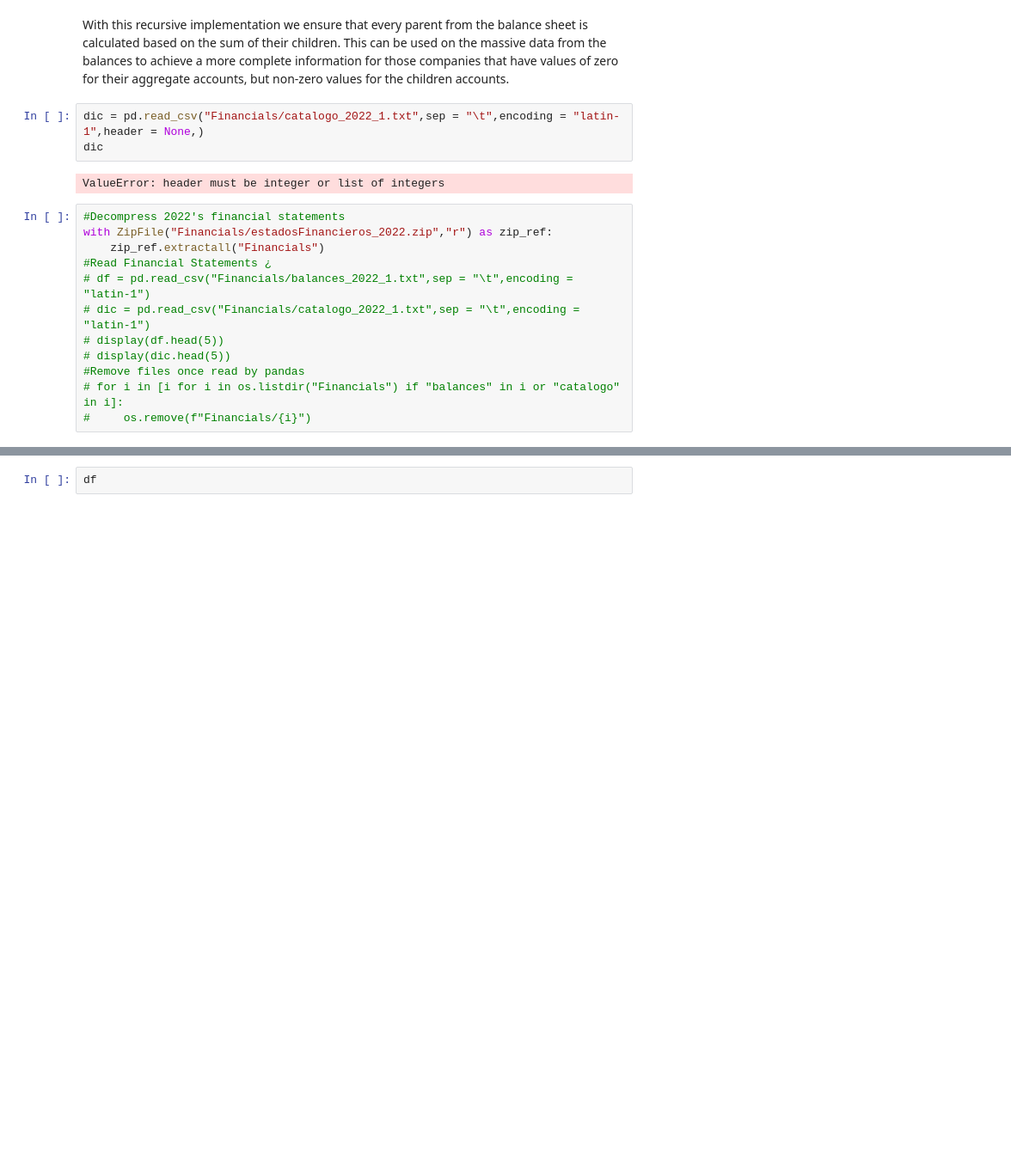
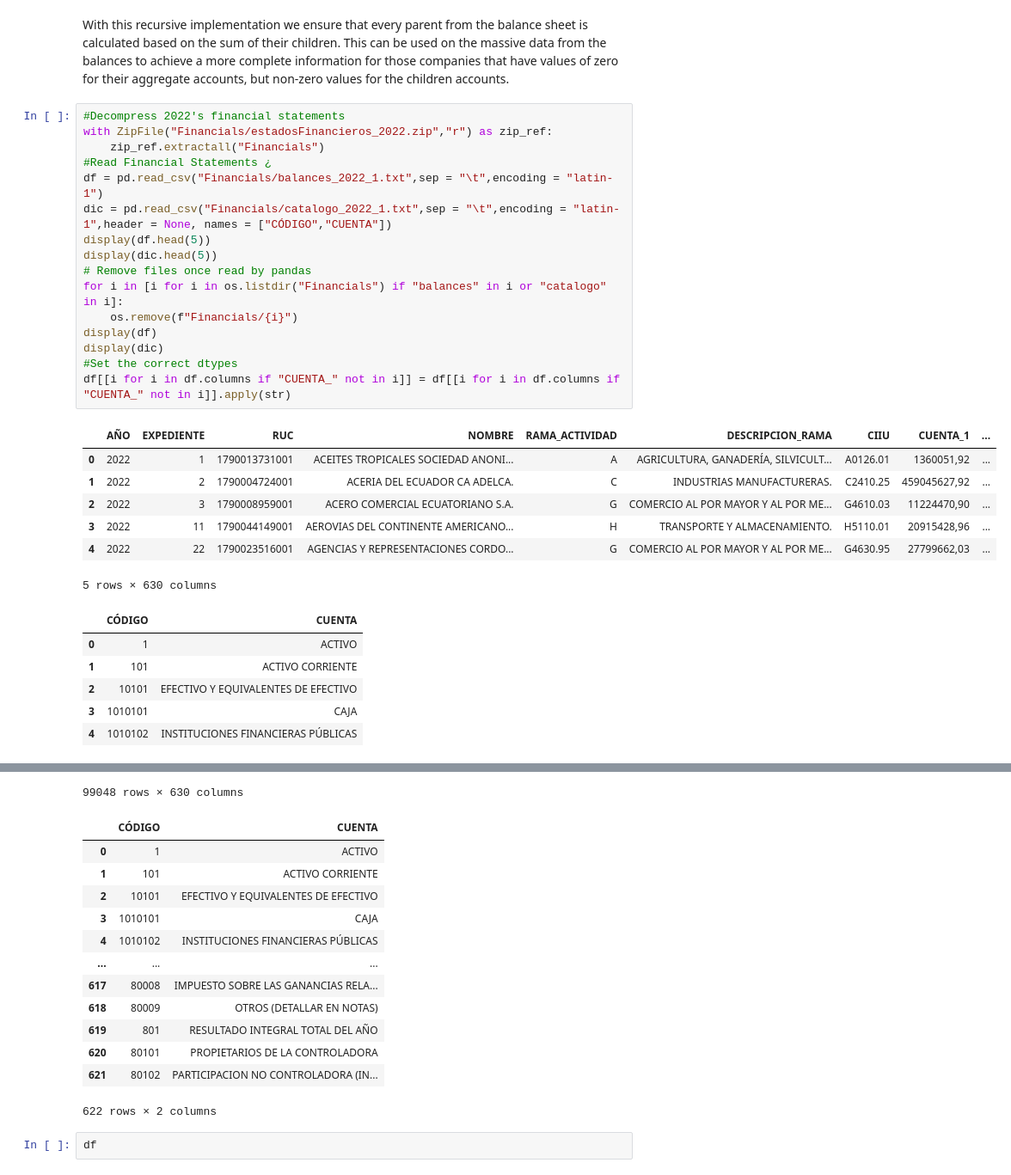
Before and after one commit to EdwinDuranH/FinancialViz, a Jupyter notebook: Generalizer.ipynb, the cells around one changed output, grey strips where cells are left out. Shown at 86% size. Drawn from its saved outputs; the diff is of its cells as text; blank space fills up the shorter version.

```diff
--- a/Generalizer.ipynb
+++ b/Generalizer.ipynb
@@ -204,20 +204,33 @@ sumup(fav,10201)
 842886295.83
 # %% [markdown]
 With this recursive implementation we ensure that every parent from the balance sheet is calculated based on the sum of their children. This can be used on the massive data from the balances to achieve a more complete information for those companies that have values of zero for their aggregate accounts, but non-zero values for the children accounts.
-# %%
-dic = pd.read_csv("Financials/catalogo_2022_1.txt",sep = "\t",encoding = "latin-1",header = None,)
-dic
-# %% [output]
-ValueError: header must be integer or list of integers
 # %%
 #Decompress 2022's financial statements
 with ZipFile("Financials/estadosFinancieros_2022.zip","r") as zip_ref:
     zip_ref.extractall("Financials")
 #Read Financial Statements ¿
-# df = pd.read_csv("Financials/balances_2022_1.txt",sep = "\t",encoding = "latin-1")
-# dic = pd.read_csv("Financials/catalogo_2022_1.txt",sep = "\t",encoding = "latin-1")
-# display(df.head(5))
-# display(dic.head(5))
-#Remove files once read by pandas
-# for i in [i for i in os.listdir("Financials") if "balances" in i or "catalogo" in i]:
-#     os.remove(f"Financials/{i}")
+df = pd.read_csv("Financials/balances_2022_1.txt",sep = "\t",encoding = "latin-1")
+dic = pd.read_csv("Financials/catalogo_2022_1.txt",sep = "\t",encoding = "latin-1",header = None, names = ["CÓDIGO","CUENTA"])
+display(df.head(5))
+display(dic.head(5))
+# Remove files once read by pandas
+for i in [i for i in os.listdir("Financials") if "balances" in i or "catalogo" in i]:
+    os.remove(f"Financials/{i}")
+display(df)
+display(dic)
+#Set the correct dtypes
+df[[i for i in df.columns if "CUENTA_" not in i]] = df[[i for i in df.columns if "CUENTA_" not in i]].apply(str)
+# %% [output]
+|  | AÑO | EXPEDIENTE | RUC | NOMBRE | RAMA_ACTIVIDAD | DESCRIPCION_RAMA | CIIU | CUENTA_1 | ... |
+| 0 | 2022 | 1 | 1790013731001 | ACEITES TROPICALES SOCIEDAD ANONI... | A | AGRICULTURA, GANADERÍA, SILVICULT... | A0126.01 | 1360051,92 | ... |
+| 1 | 2022 | 2 | 1790004724001 | ACERIA DEL ECUADOR CA ADELCA. | C | INDUSTRIAS MANUFACTURERAS. | C2410.25 | 459045627,92 | ... |
+| 2 | 2022 | 3 | 1790008959001 | ACERO COMERCIAL ECUATORIANO S.A. | G | COMERCIO AL POR MAYOR Y AL POR ME... | G4610.03 | 11224470,90 | ... |
+| 3 | 2022 | 11 | 1790044149001 | AEROVIAS DEL CONTINENTE AMERICANO... | H | TRANSPORTE Y ALMACENAMIENTO. | H5110.01 | 20915428,96 | ... |
+| 4 | 2022 | 22 | 1790023516001 | AGENCIAS Y REPRESENTACIONES CORDO... | G | COMERCIO AL POR MAYOR Y AL POR ME... | G4630.95 | 27799662,03 | ... |
+5 rows × 630 columns
+|  | CÓDIGO | CUENTA |
+| 0 | 1 | ACTIVO |
+| 1 | 101 | ACTIVO CORRIENTE |
+| 2 | 10101 | EFECTIVO Y EQUIVALENTES DE EFECTIVO |
+| 3 | 1010101 | CAJA |
+| 4 | 1010102 | INSTITUCIONES FINANCIERAS PÚBLICAS |
@@ -224,3 +249,17 @@ with ZipFile("Financials/estadosFinancieros_2022.zip","r") as zip_ref:
+99048 rows × 630 columns
+|  | CÓDIGO | CUENTA |
+| 0 | 1 | ACTIVO |
+| 1 | 101 | ACTIVO CORRIENTE |
+| 2 | 10101 | EFECTIVO Y EQUIVALENTES DE EFECTIVO |
+| 3 | 1010101 | CAJA |
+| 4 | 1010102 | INSTITUCIONES FINANCIERAS PÚBLICAS |
+| ... | ... | ... |
+| 617 | 80008 | IMPUESTO SOBRE LAS GANANCIAS RELA... |
+| 618 | 80009 | OTROS (DETALLAR EN NOTAS) |
+| 619 | 801 | RESULTADO INTEGRAL TOTAL DEL AÑO |
+| 620 | 80101 | PROPIETARIOS DE LA CONTROLADORA |
+| 621 | 80102 | PARTICIPACION NO CONTROLADORA (IN... |
+622 rows × 2 columns
 # %%
 df
 # %% [output]
```
Also changed, not shown: parts of 1 cell of this notebook, 3 other files.
